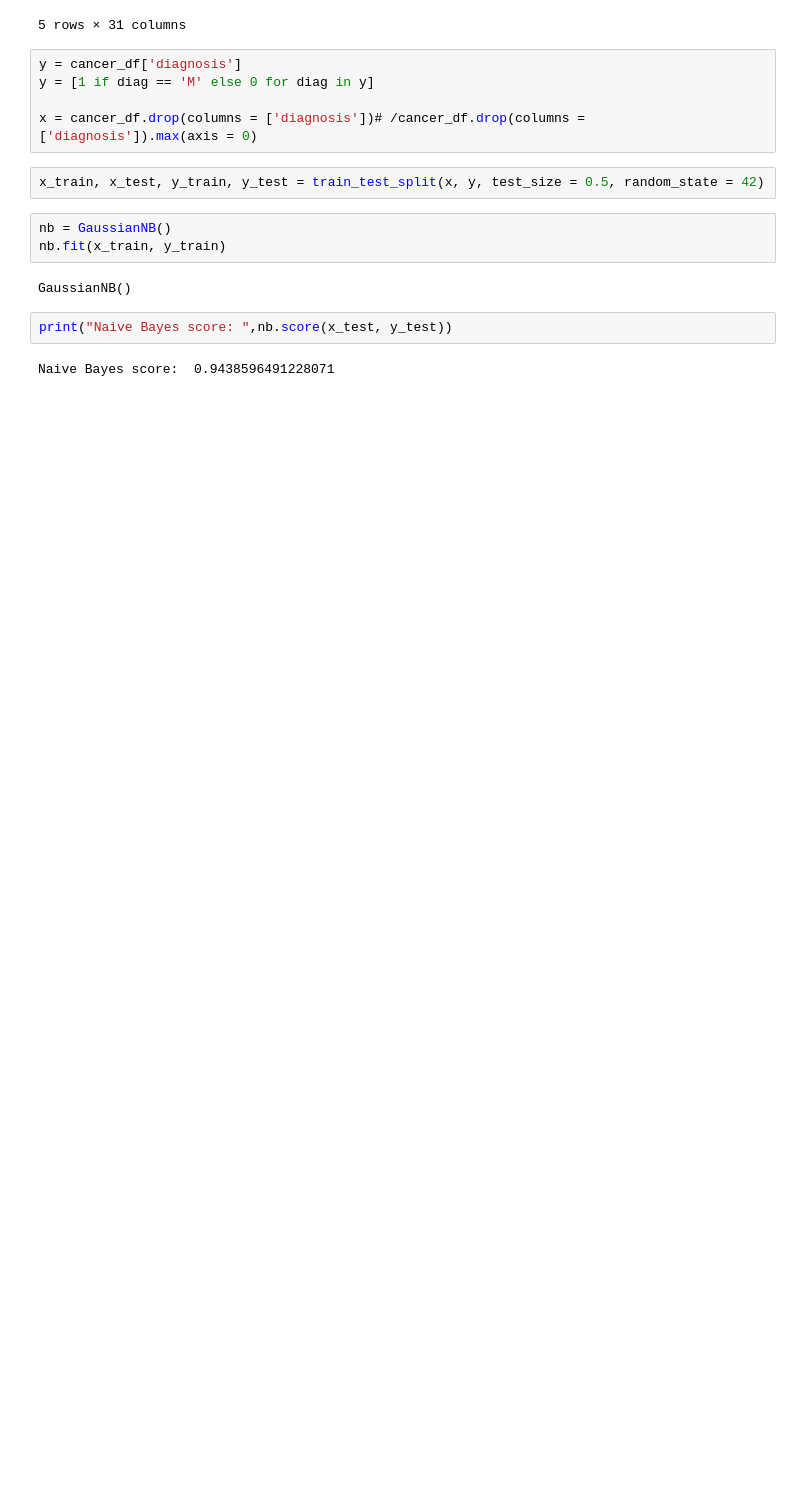
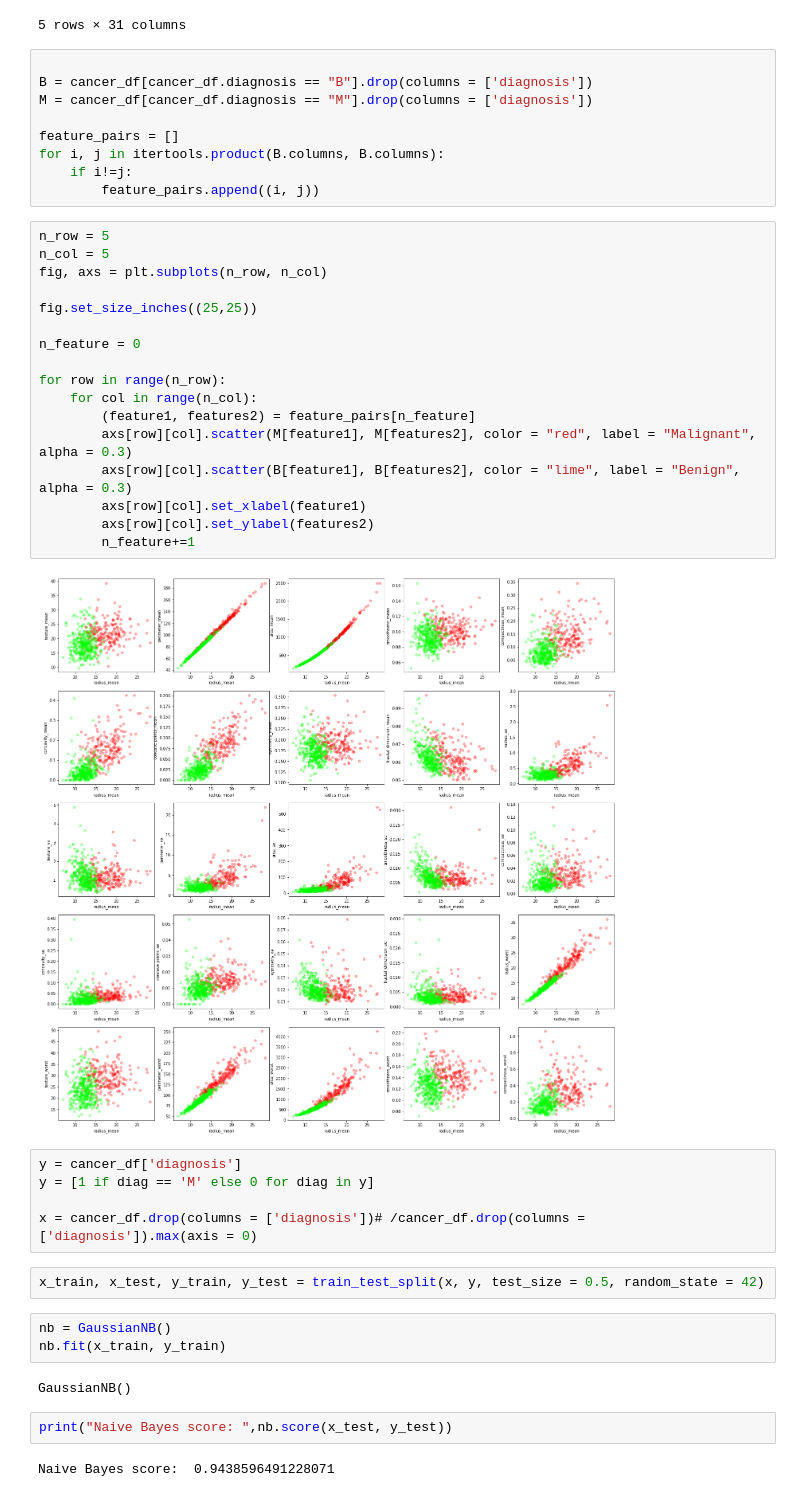
Before and after one commit to 44REAM/CEB-machine-learning, a Jupyter notebook: naive_bayes.ipynb, the cells around one changed output. Cells and saved outputs as stored; diff of their text form; blank space fills up the shorter version.

```diff
--- a/naive_bayes.ipynb
+++ b/naive_bayes.ipynb
@@ -285,6 +310,34 @@ cancer_df.head()
 | 3 | M | 11.42 | 20.38 | 77.58 | 386.1 | 0.14250 | 0.28390 | ... |
 | 4 | M | 20.29 | 14.34 | 135.10 | 1297.0 | 0.10030 | 0.13280 | ... |
 5 rows × 31 columns
+# %%
+
+B = cancer_df[cancer_df.diagnosis == "B"].drop(columns = ['diagnosis'])
+M = cancer_df[cancer_df.diagnosis == "M"].drop(columns = ['diagnosis'])
+
+feature_pairs = []
+for i, j in itertools.product(B.columns, B.columns):
+    if i!=j:
+        feature_pairs.append((i, j))
+# %%
+n_row = 5
+n_col = 5
+fig, axs = plt.subplots(n_row, n_col)
+
+fig.set_size_inches((25,25))
+
+n_feature = 0
+
+for row in range(n_row):
+    for col in range(n_col):
+        (feature1, features2) = feature_pairs[n_feature]
+        axs[row][col].scatter(M[feature1], M[features2], color = "red", label = "Malignant", alpha = 0.3)
+        axs[row][col].scatter(B[feature1], B[features2], color = "lime", label = "Benign", alpha = 0.3)
+        axs[row][col].set_xlabel(feature1)
+        axs[row][col].set_ylabel(features2)
+        n_feature+=1
+# %% [output]
+[figure, added]
 # %%
 y = cancer_df['diagnosis']
 y = [1 if diag == 'M' else 0 for diag in y]
```
Also changed, not shown: parts of 5 cells of this notebook.
